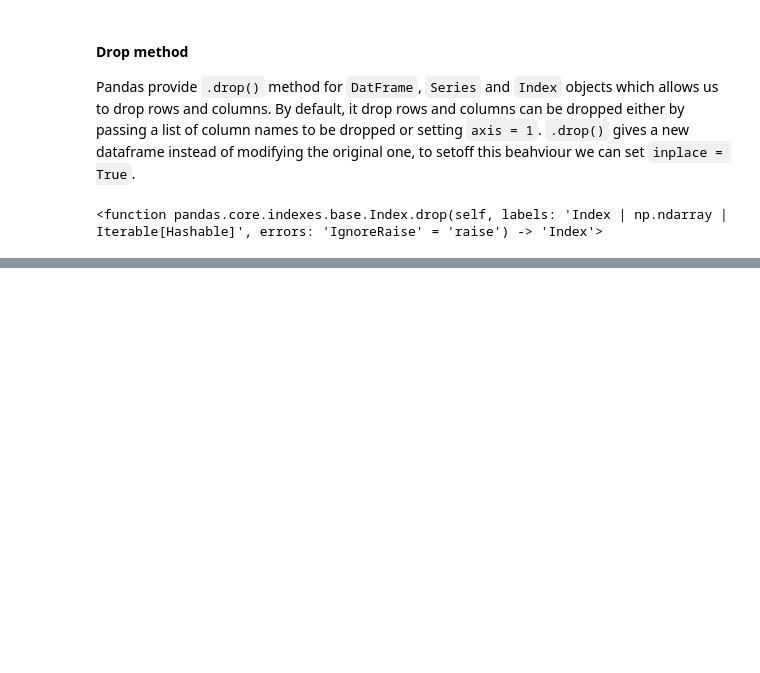
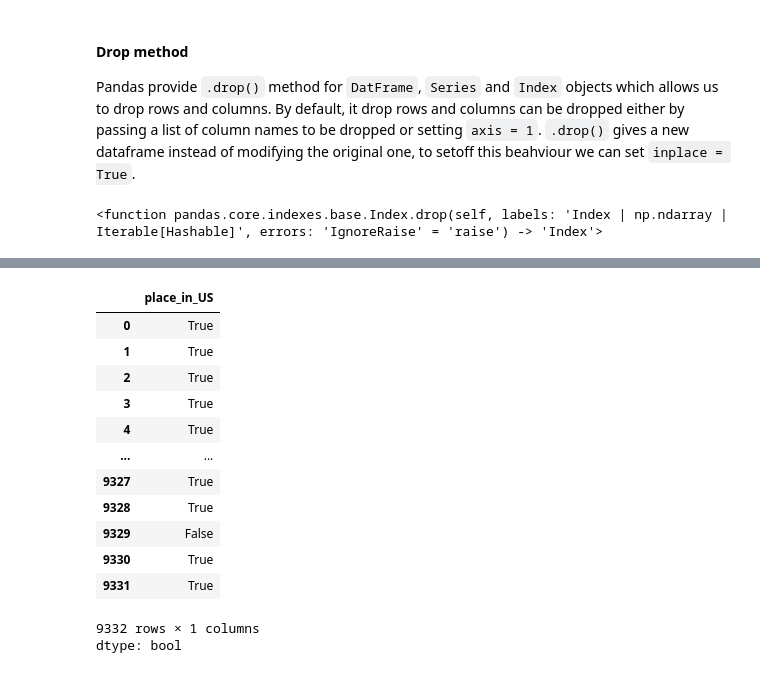
Before and after one commit to OfTheByteQuest/Data-Analytics-Learning-and-Projects, a Jupyter notebook: Chapter-2/Chapter-2.ipynb, the cells around one changed output, grey strips where cells are left out. Saved outputs shown, nothing was run; the diff lists cells and outputs as text; code cells hidden in the pictures; blank space fills up the shorter version.

```diff
--- a/Chapter-2/Chapter-2.ipynb
+++ b/Chapter-2/Chapter-2.ipynb
@@ -1094,0 +1133,20 @@ pd.Index.drop
+# %%
+list_of_C = "Bolivia,Chile,Ecuador,Peru,CostaRica,Guatemala,Mexico,Japan,Philippines,Indonesia,New Zealand,Antarctica,Canada,Fiji,Alaska,Washington,California,Russia,Taiwan,Tonga,Kermadec".split(sep=',')
+df['place_in_US'] = df.parsed_place.isin(list_of_C)
+# %%
+df.place_in_US
+# %% [output]
+|  | place_in_US |
+| 0 | True |
+| 1 | True |
+| 2 | True |
+| 3 | True |
+| 4 | True |
+| ... | ... |
+| 9327 | True |
+| 9328 | True |
+| 9329 | False |
+| 9330 | True |
+| 9331 | True |
+9332 rows × 1 columns
+dtype: bool
```
Also changed, not shown: parts of 21 cells of this notebook.
